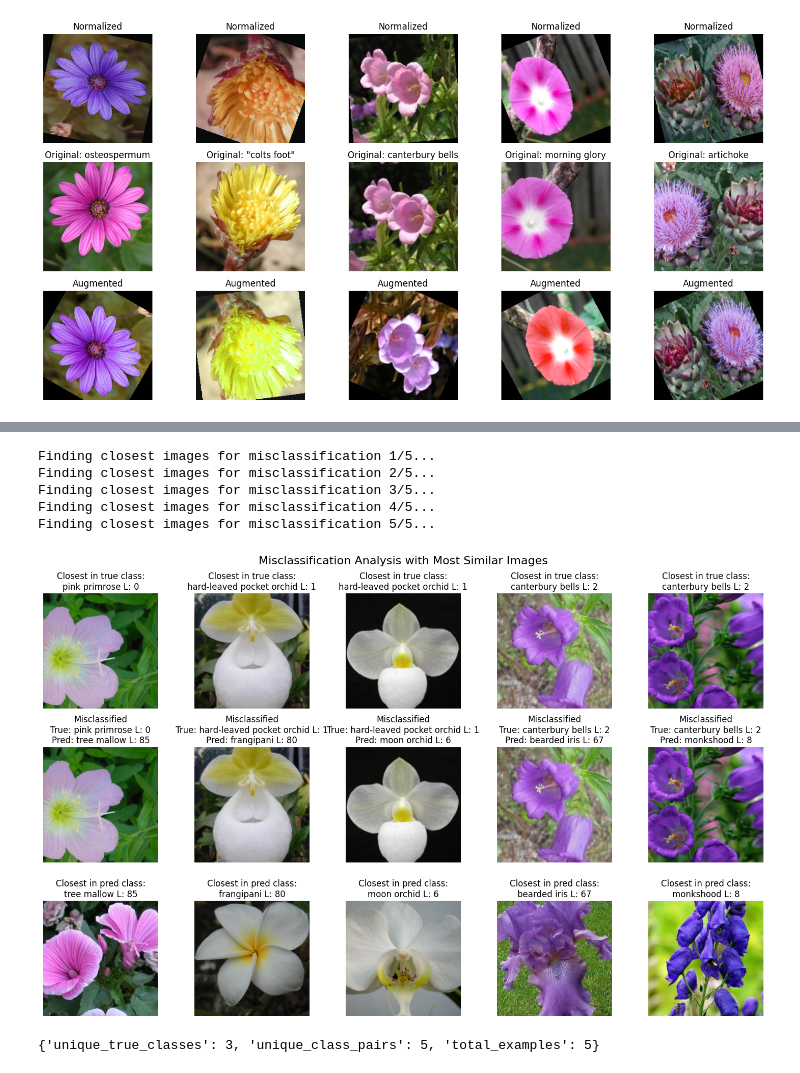
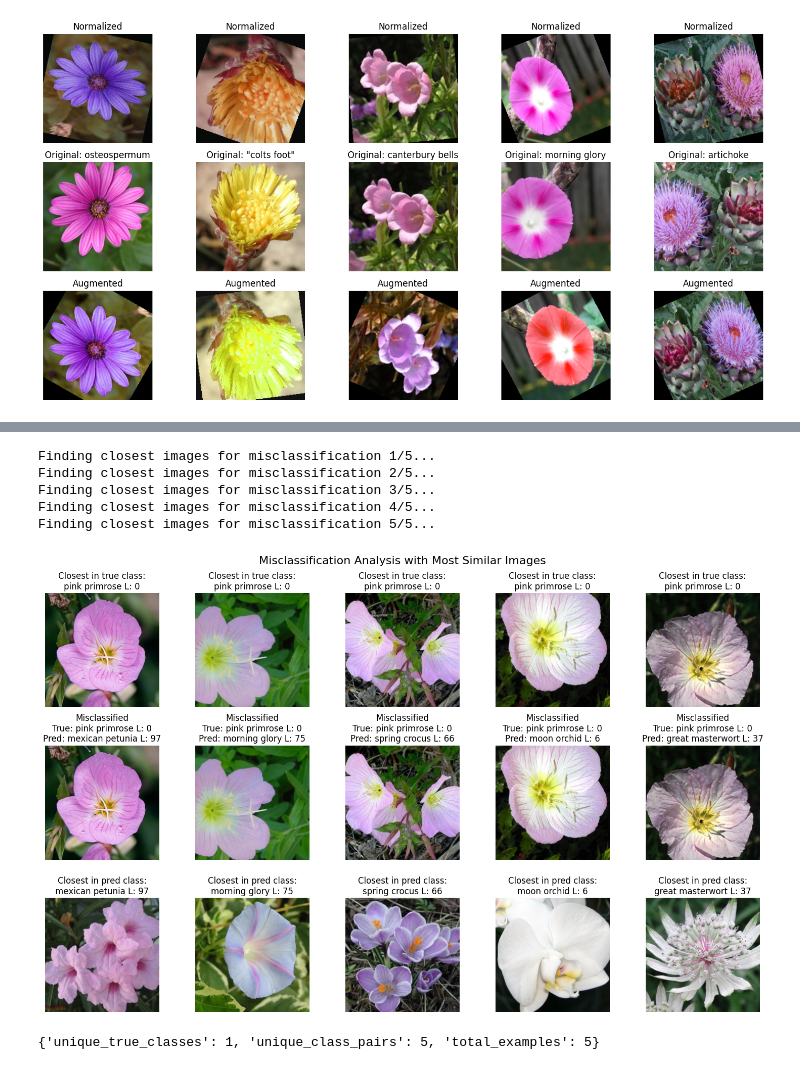
Before and after one commit to isaacchunn/flowers-recognition, a Jupyter notebook: flower-recognition.ipynb, the cells around one changed output, grey strips where cells are left out. Drawn from its saved outputs; the diff is of its cells as text; code cells hidden in the pictures.

Commit message:
feat: update notebook
added saving and loading of models
rearranged notebook
added requirements
added base cnn

```diff
--- a/flower-recognition.ipynb
+++ b/flower-recognition.ipynb
@@ -97,6 +91,7 @@ Using device: cuda
 # Define the data directories to store dataset and outputs
 data_dir = "./data"
 output_dir = "./output"
+save_dir = output_dir + "/saved_models"  # Directory to save trained models
 
 # Create directories if they do not exist
 os.makedirs(data_dir, exist_ok=True)
@@ -461,14 +469,11 @@ def evaluate_model(model, criterion, data_loader):
 # %%
-# Set up the model, optimizer and scheduler for training and evaluation
-from src.models.base_pretrained_model import BasePretrainedModel
-model = BasePretrainedModel(model_name=MODEL_NAME, device=device, num_classes=NUM_CLASSES)
+criterion = nn.CrossEntropyLoss()  # Loss function for multi-class classification
 
-criterion = nn.CrossEntropyLoss()  # Loss function for multi-class classification
-# Using SGD with momentum
-optimizer = optim.SGD(model.parameters(), lr=LEARNING_RATE, momentum=0.9)
-# Learning rate scheduler - reduce learning rate when validation loss plateaus
-scheduler = lr_scheduler.ReduceLROnPlateau(optimizer, mode='min',
-                                                factor=0.1, patience=5)
-
-# Train the model
-model, history = train_model(model, criterion, optimizer, scheduler, data_loaders, dataset_sizes, num_epochs=NUM_EPOCHS)
+def get_optimizer_and_scheduler(model):
+    # Using Adam optimizer
+    optimizer = optim.Adam(model.parameters(), lr=LEARNING_RATE)
+    # Learning rate scheduler - reduce learning rate when validation loss plateaus
+    # patience=3: wait for 3 epochs with no improvement before reducing LR
+    # factor=0.1: multiply learning rate by 0.1 when reducing
+    scheduler = lr_scheduler.ReduceLROnPlateau(optimizer, mode='min', factor=0.1, patience=3)
+    return optimizer, scheduler
@@ -533,10 +617,10 @@ Non-trainable parameters: 0
 # %%
-visualization.visualize_misclassifications_with_closest_images(model, data_loaders['test'], flower_labels, flowers_dataset['test'])
+visualization.visualize_misclassifications_with_closest_images(base_cnn, data_loaders['test'], flower_labels, flowers_dataset['test'])
 # %% [output]
 Finding closest images for misclassification 1/5...
 Finding closest images for misclassification 2/5...
 Finding closest images for misclassification 3/5...
 Finding closest images for misclassification 4/5...
 Finding closest images for misclassification 5/5...
-[figure, old version]
+[figure, new version]
-{'unique_true_classes': 3, 'unique_class_pairs': 5, 'total_examples': 5}
+{'unique_true_classes': 1, 'unique_class_pairs': 5, 'total_examples': 5}
```
Also changed, not shown: parts of 18 cells of this notebook, 6 other files.
